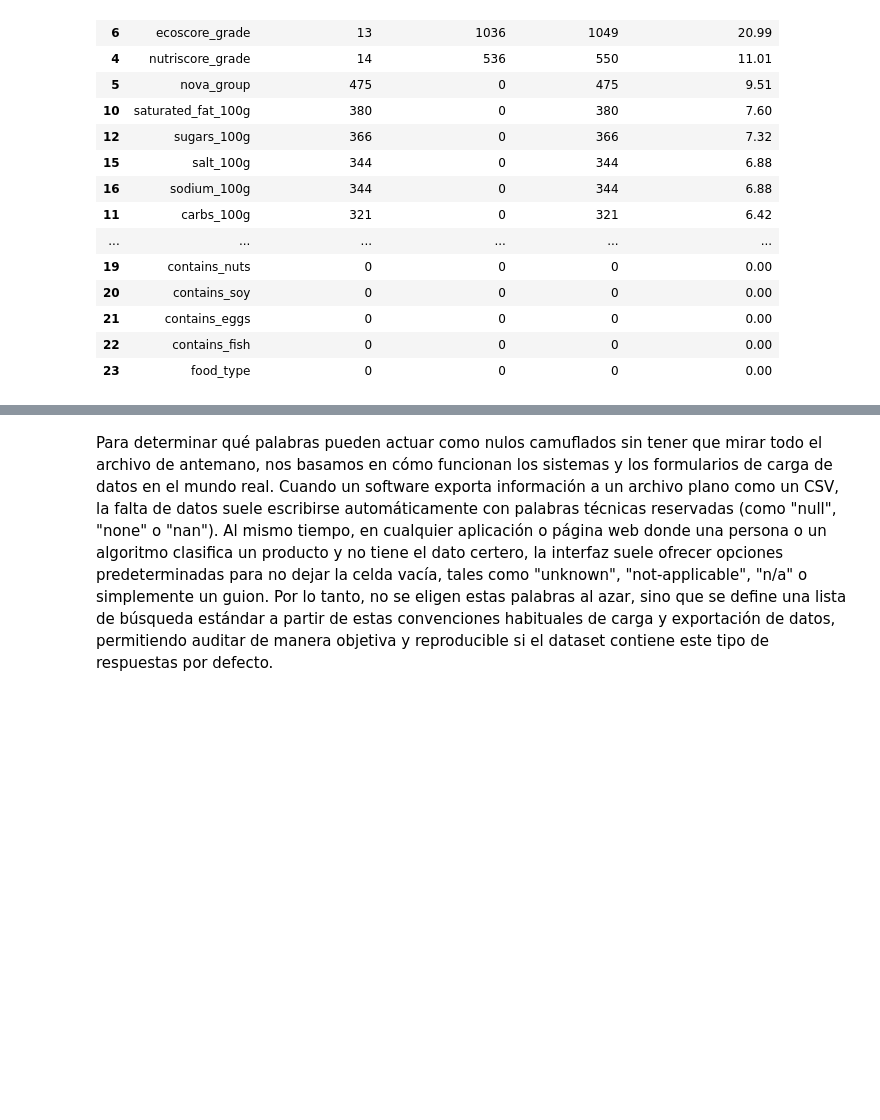
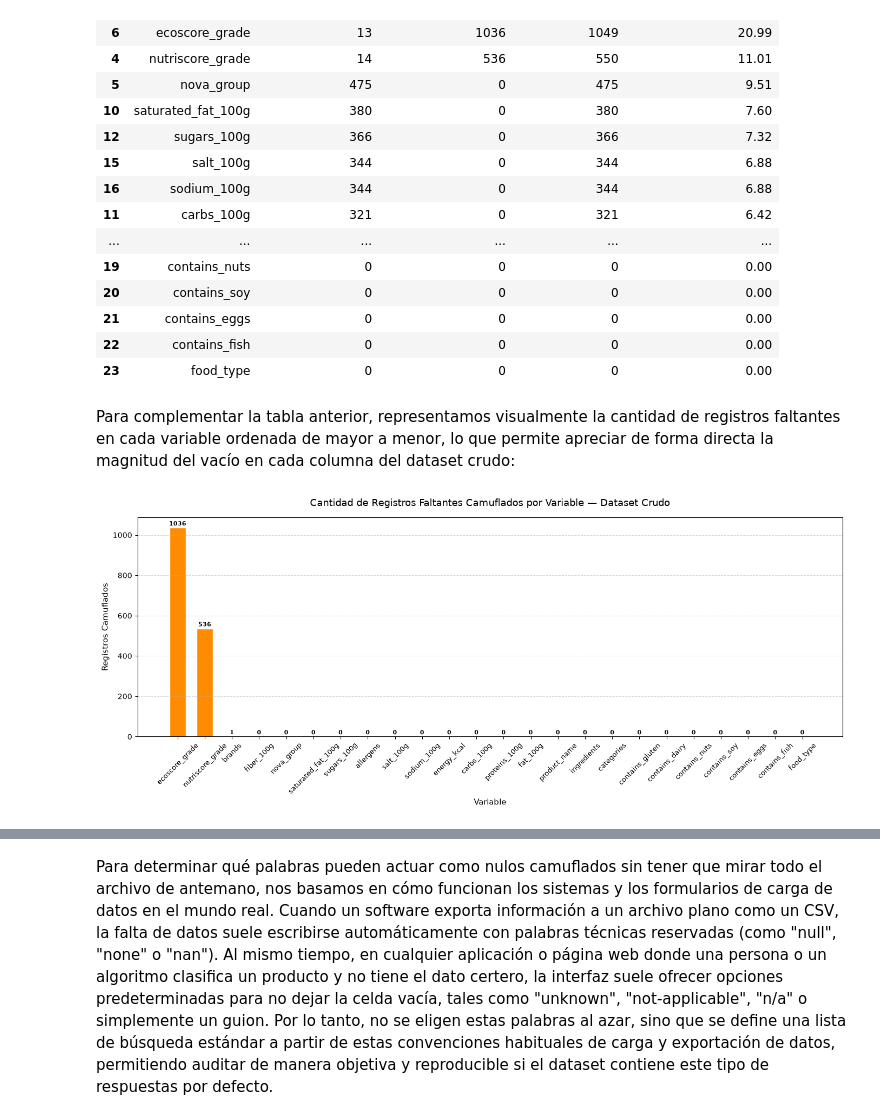
Before and after one commit to juancruzhiguera/tpe-fcd, a Jupyter notebook: entrega-tpe.ipynb, the cells around one changed output, grey strips where cells are left out. Cells and saved outputs as stored; diff of their text form; code cells hidden in the pictures; blank space fills up the shorter version.

```diff
--- a/entrega-tpe.ipynb
+++ b/entrega-tpe.ipynb
@@ -360,3 +346,33 @@ df_datos_faltantes
 | 21 | contains_eggs | 0 | 0 | 0 | 0.00 |
 | 22 | contains_fish | 0 | 0 | 0 | 0.00 |
 | 23 | food_type | 0 | 0 | 0 | 0.00 |
+# %% [markdown]
+Para complementar la tabla anterior, representamos visualmente la cantidad de registros faltantes en cada variable ordenada de mayor a menor, lo que permite apreciar de forma directa la magnitud del vacío en cada columna del dataset crudo:
+# %%
+# 1. Extraer los nulos camuflados por columna y ordenar de mayor a menor
+nulos_cam_por_col = df_datos_faltantes.set_index('columna')['nulos_camuflados'].sort_values(ascending=False)
+
+# 2. Crear la figura y el gráfico de barras
+plt.figure(figsize=(14, 6))
+barras = plt.bar(
+    nulos_cam_por_col.index,
+    nulos_cam_por_col.values,
+    color='darkorange',
+    edgecolor='white',
+    width=0.6
+)
+
+# 3. Agregar las etiquetas sobre cada barra
+plt.bar_label(barras, padding=1, fontsize=8, fontweight='bold')
+
+# Configurar títulos y ejes con pyplot directo
+plt.title('Cantidad de Registros Faltantes Camuflados por Variable — Dataset Crudo', fontsize=13, pad=15)
+plt.xlabel('Variable', fontsize=11)
+plt.ylabel('Registros Camuflados', fontsize=11)
+plt.xticks(rotation=45, fontsize=9)
+plt.grid(axis='y', linestyle='--', alpha=0.5)
+
+plt.tight_layout()
+plt.show()
+# %% [output]
+[figure, added]
```
Also changed, not shown: parts of 102 cells of this notebook.
